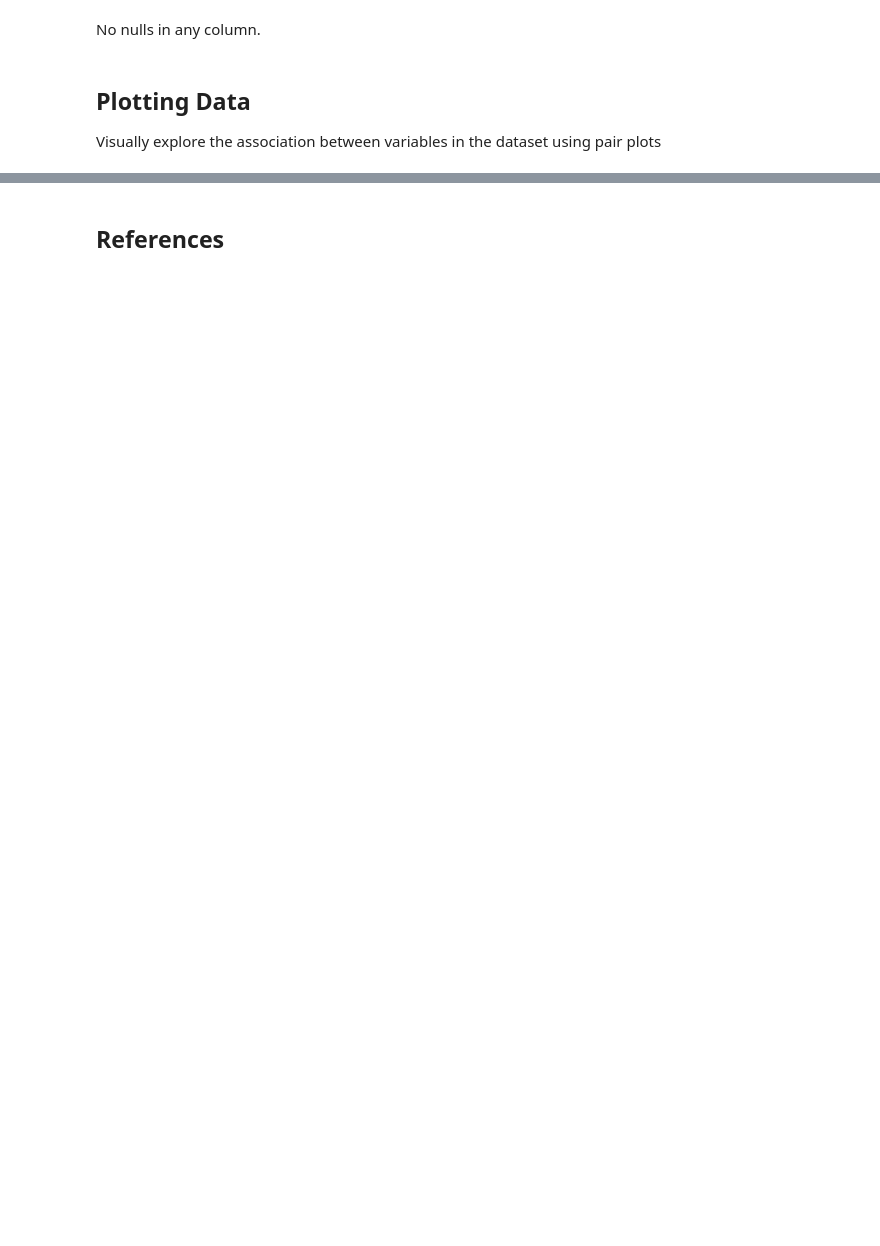
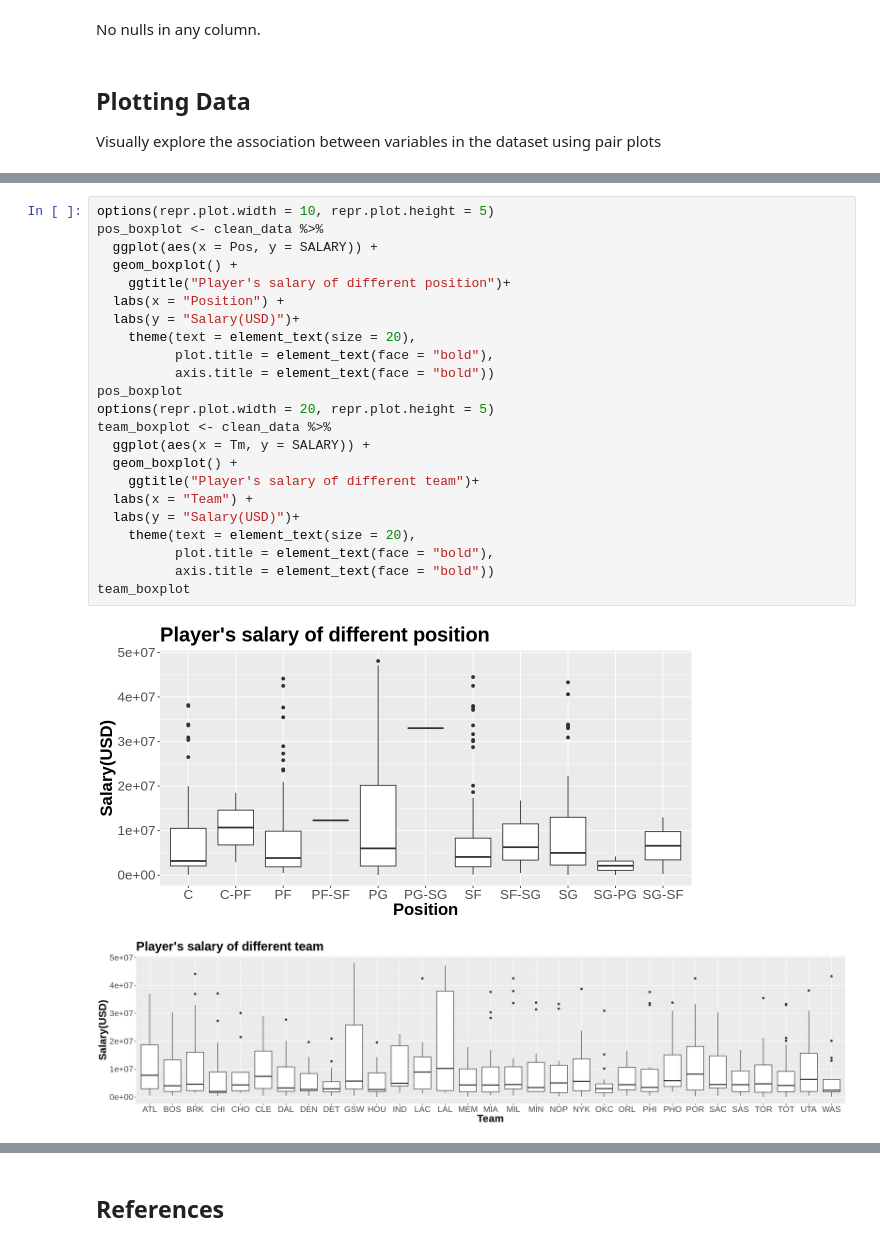
Before and after one commit to RaymondZhang20/STAT301, a Jupyter notebook: Proposal.ipynb, the cells around one changed output, grey strips where cells are left out. Cells and saved outputs as stored; diff of their text form; blank space fills up the shorter version.

```diff
--- a/Proposal.ipynb
+++ b/Proposal.ipynb
@@ -221,0 +250,26 @@ multicollinearity problem, we will attempt to resolve this further in our analys
+# %%
+options(repr.plot.width = 10, repr.plot.height = 5)
+pos_boxplot <- clean_data %>%
+  ggplot(aes(x = Pos, y = SALARY)) +
+  geom_boxplot() +
+    ggtitle("Player's salary of different position")+
+  labs(x = "Position") +
+  labs(y = "Salary(USD)")+
+    theme(text = element_text(size = 20),
+          plot.title = element_text(face = "bold"),
+          axis.title = element_text(face = "bold"))
+pos_boxplot
+options(repr.plot.width = 20, repr.plot.height = 5)
+team_boxplot <- clean_data %>%
+  ggplot(aes(x = Tm, y = SALARY)) +
+  geom_boxplot() +
+    ggtitle("Player's salary of different team")+
+  labs(x = "Team") +
+  labs(y = "Salary(USD)")+
+    theme(text = element_text(size = 20),
+          plot.title = element_text(face = "bold"),
+          axis.title = element_text(face = "bold"))
+team_boxplot
+# %% [output]
+[figure, added]
+[figure, added]
```
Also changed, not shown: parts of 17 cells of this notebook.
